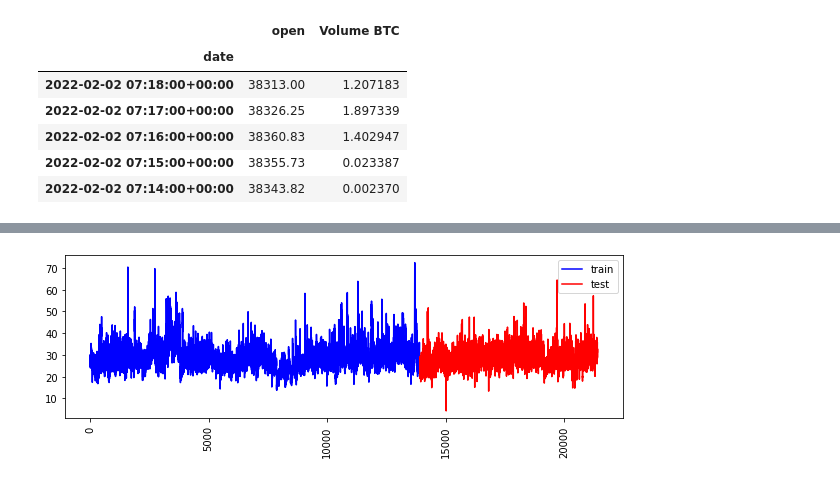
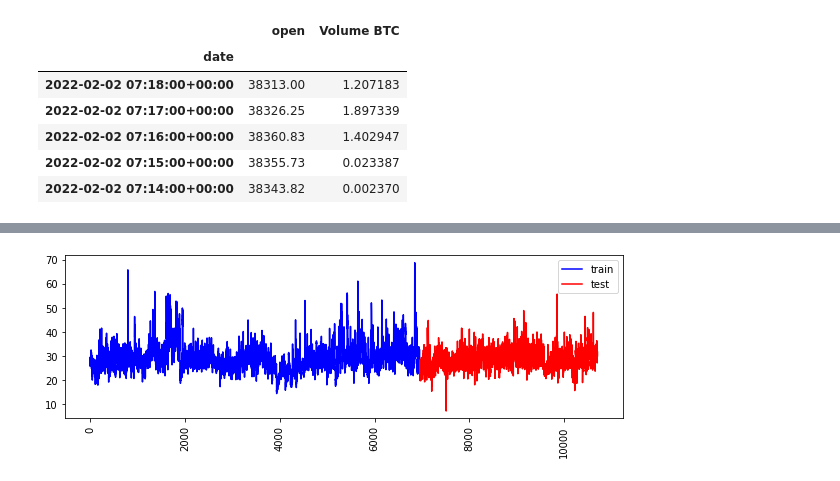
Before and after one commit to superzzp/Bitcoin-Price-Fluctuation-Twitter-Sentiment-Analysis, a Jupyter notebook: notebooks/1.0-zzp-aggregate-sentiments.ipynb, the cells around one changed output, grey strips where cells are left out. Drawn from its saved outputs; the diff is of its cells as text; code cells hidden in the pictures.

```diff
--- a/notebooks/1.0-zzp-aggregate-sentiments.ipynb
+++ b/notebooks/1.0-zzp-aggregate-sentiments.ipynb
@@ -257,3 +248,27 @@ thirty_mins_span
+# %%
+def get_df_with_btc_vol_change (df):
+    #vol_diff = df[['vol_btc']].diff(periods = 2)
+    vol_perc_diff = df[['vol_btc']].pct_change(periods = 2)
+    vol_perc_diff.replace([np.inf, -np.inf], np.nan, inplace=True)
+    vol_perc_difs = vol_perc_diff.shift(-1)
+    vol_perc_difs.rename(columns={'vol_btc': 'vol_btc_change'}, inplace=True)
+    return df.join(vol_perc_difs)
+
+thirty_mins_span = get_df_with_btc_vol_change(thirty_mins_span)
+one_h_span = get_df_with_btc_vol_change(one_h_span)
+two_h_span = get_df_with_btc_vol_change(two_h_span)
+fifteen_mins_span = get_df_with_btc_vol_change(fifteen_mins_span)
+# %%
+def get_df_with_post_sentiment_change (df):
+    sentiment_diff = df[['pos_percent', 'neu_percent', 'neg_percent']].diff(periods = 1)
+    sent_difs = sentiment_diff.shift(-1)
+    sent_difs.rename(columns={'pos_percent': 'pos_post_change', 'neu_percent': 'neu_post_change', 'neg_percent':'neg_post_change'}, inplace=True)
+    return df.join(sent_difs)
+
+thirty_mins_span = get_df_with_post_sentiment_change(thirty_mins_span)
+one_h_span = get_df_with_post_sentiment_change(one_h_span)
+two_h_span = get_df_with_post_sentiment_change(two_h_span)
+fifteen_mins_span = get_df_with_post_sentiment_change(fifteen_mins_span)
 # %%
 
 thirty_diff = thirty_mins_span[['pos_percent', 'neu_percent', 'neg_percent']].diff(periods = 2)
@@ -330,11 +361,13 @@ import pytz
 def filter_time(df):
     #pacific = pytz.timezone('US/Pacific')
     #pacific_dt = df.set_index('datetime').tz_convert(pacific)
-    #return df[pacific_dt.index.hour < 0 | pacific_dt.index.hour > 3]
-    return df
+    return df#[(pacific_dt.index.hour < 0) | (pacific_dt.index.hour > 3)]
 
 def filter_columns(df):
-    return df[['datetime', 'total', 'pos_percent', 'neu_percent', 'neg_percent', 'vol_btc', 'pos_change', 'neu_change', 'neg_change', 'pos_pre_change', 'neu_pre_change', 'neg_pre_change', 'curr_up',
+    return df[['datetime', 'total', 'pos_percent', 'neu_percent', 'neg_percent', 'vol_btc', 'vol_btc_change', 'pos_change', 'neu_change', 'neg_change',
+    'pos_pre_change', 'neu_pre_change', 'neg_pre_change', 'curr_up',
+    'pos_post_change', 'neu_post_change', 'neg_post_change',
+    'c_plus_shift1_p_change', 'shift1_p_change', 'c_p_change',
     'shift1_up', 'shift2_up', 'shift3_up', "2_up", "3_up", "4_up", "future2_up", "future3_up"]]
 
 thirty_mins_span_final = filter_time(filter_columns(thirty_mins_span_j))
@@ -375,11 +428,11 @@ fifteen_mins_test_df = fifteen_mins_span_final[math.floor(fifteen_mins_span_fina
 # %%
 plt.figure(figsize=(10, 3))
 
-plt.plot(fifteen_mins_train_df['pos_percent'], "b", label="train")
-plt.plot(fifteen_mins_test_df['pos_percent'], "r", label="test")
+plt.plot(thirty_train_df['pos_percent'], "b", label="train")
+plt.plot(thirty_test_df['pos_percent'], "r", label="test")
 plt.xticks(rotation="vertical")
 plt.legend();
 # %% [output]
-[figure, old version]
+[figure, new version]
 # %%
 numeric_features = [
```
Also changed, not shown: parts of 14 cells of this notebook.
